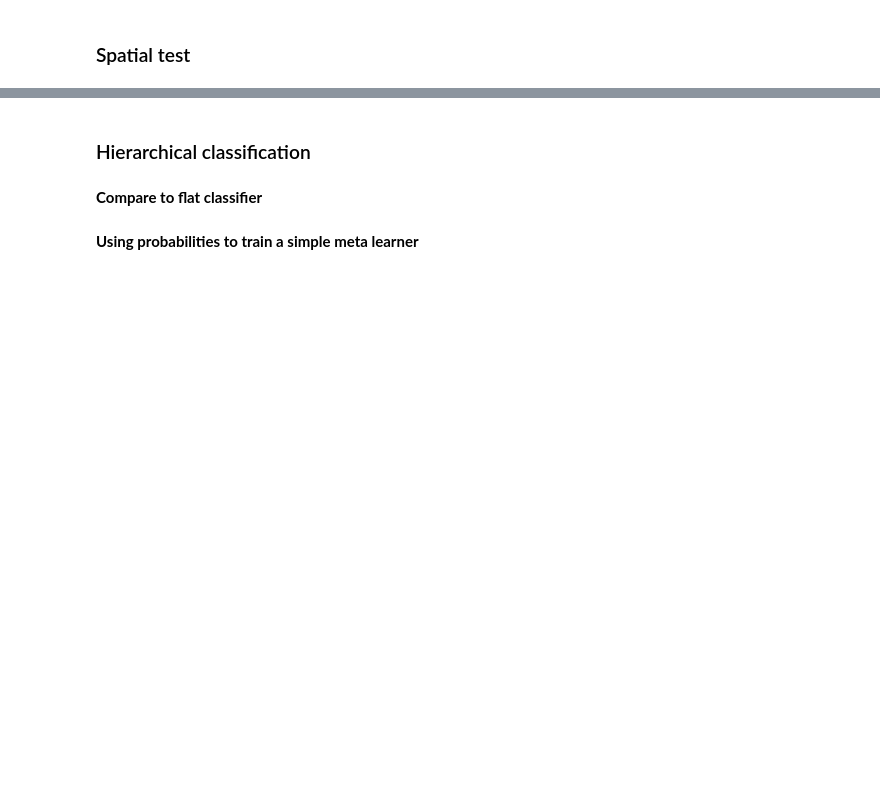
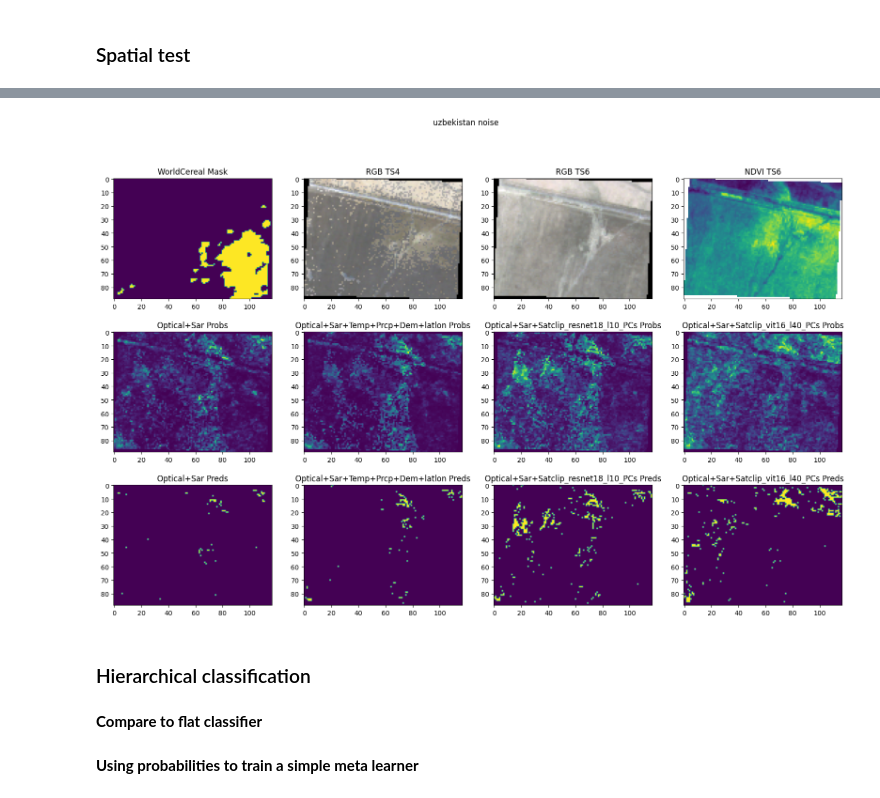
Before and after one commit to WorldCereal/worldcereal-classification, a Jupyter notebook: notebooks/baseline_experiments.ipynb, the cells around one changed output, grey strips where cells are left out. Drawn from its saved outputs; the diff is of its cells as text; code cells hidden in the pictures; blank space fills up the shorter version.

```diff
--- a/notebooks/baseline_experiments.ipynb
+++ b/notebooks/baseline_experiments.ipynb
@@ -180,4 +210,4 @@ data_df = data_df[data_df['country_code']!='DMA']
 # %%
-data_df['is_maize'] = data_df['CROPTYPE_NAME']=='Maize'
+data_df['is_crop'] = data_df['CROPTYPE_NAME']==crop
 # %%
 # Define features to use, label, year and/or AEZ to leave out
@@ -548,0 +751,17 @@ plt.title('Raw Feats Probs')
+# %%
+model_name = 'vit16-l40'
+model_path = '/home/cbutsko/Desktop/cbutsko_experiments/satclip-{}.ckpt'.format(model_name)
+satclip_model = get_satclip(model_path, device='cpu')
+
+test_patch_df_feats = patch2feats(
+    test_patch,
+    optical12_feats + sar12_feats + satclip_pca_vit16_l40_feats,
+    True,
+    'pca',
+    satclip_model,
+    model_name,
+    satclip_pca_model,
+    scaler
+    )
+test_patch_probs5 = optical_sar_satclip_vit16_l40_pca_model.predict_proba(test_patch_df_feats)[:,1]
+test_patch_preds5 = test_patch_probs5>0.5
@@ -549,3 +770,67 @@ plt.title('Raw Feats Probs')
+# %%
+fig = plt.figure(figsize=(20,12))
+
+fig.add_subplot(3, 4, 1)
+plt.imshow(test_patch.worldcereal_cropland.values[0,:,:])
+plt.title('WorldCereal Mask')
+
+fig.add_subplot(3, 4, 2)
+plt.imshow(test_patch_rgb_ts4)
+plt.title('RGB TS4')
+
+fig.add_subplot(3, 4, 3)
+plt.imshow(test_patch_rgb_ts6)
+plt.title('RGB TS6')
+
+fig.add_subplot(3, 4, 4)
+plt.imshow(test_patch_ndvi_ts6)
+plt.title('NDVI TS6')
+
+fig.add_subplot(3, 4, 5)
+plt.imshow(test_patch_probs1.reshape(test_patch['y'].shape[0], test_patch['x'].shape[0]))
+plt.title('Optical+Sar Probs')
+
+fig.add_subplot(3, 4, 6)
+plt.imshow(test_patch_probs2.reshape(test_patch['y'].shape[0], test_patch['x'].shape[0]))
+plt.title('Optical+Sar+Temp+Prcp+Dem+latlon Probs')
+
+# fig.add_subplot(3, 4, 7)
+# plt.imshow(test_patch_probs3.reshape(test_patch['y'].shape[0], test_patch['x'].shape[0]))
+# plt.title('Optical+Sar+Satclip_Emb Probs')
+
+fig.add_subplot(3, 4, 7)
+plt.imshow(test_patch_probs4.reshape(test_patch['y'].shape[0], test_patch['x'].shape[0]))
+plt.title('Optical+Sar+Satclip_resnet18_l10_PCs Probs')
+
+fig.add_subplot(3, 4, 8)
+plt.imshow(test_patch_probs5.reshape(test_patch['y'].shape[0], test_patch['x'].shape[0]))
+plt.title('Optical+Sar+Satclip_vit16_l40_PCs Probs')
+
+fig.add_subplot(3, 4, 9)
+plt.imshow(test_patch_preds1.reshape(test_patch['y'].shape[0], test_patch['x'].shape[0]))
+plt.title('Optical+Sar Preds')
+
+fig.add_subplot(3, 4, 10)
+plt.imshow(test_patch_preds2.reshape(test_patch['y'].shape[0], test_patch['x'].shape[0]))
+plt.title('Optical+Sar+Temp+Prcp+Dem+latlon Preds')
+
+# fig.add_subplot(3, 4, 11)
+# plt.imshow(test_patch_preds3.reshape(test_patch['y'].shape[0], test_patch['x'].shape[0]))
+# plt.title('Optical+Sar+Satclip_Emb Preds')
+
+fig.add_subplot(3, 4, 11)
+plt.imshow(test_patch_preds4.reshape(test_patch['y'].shape[0], test_patch['x'].shape[0]))
+plt.title('Optical+Sar+Satclip_resnet18_l10_PCs Preds')
+
+fig.add_subplot(3, 4, 12)
+plt.imshow(test_patch_preds5.reshape(test_patch['y'].shape[0], test_patch['x'].shape[0]))
+plt.title('Optical+Sar+Satclip_vit16_l40_PCs Preds')
+
+plt.suptitle(test_patch_name)
+
+plt.savefig('/home/cbutsko/Desktop/cbutsko_experiments/spatial_inference_res/{}_satclip_models_comparison.png'.format(test_patch_name))
+# %% [output]
+[figure, added]
 # %% [markdown]
 ### Hierarchical classification
 # %%
```
Also changed, not shown: parts of 58 cells of this notebook, 6 other files.
